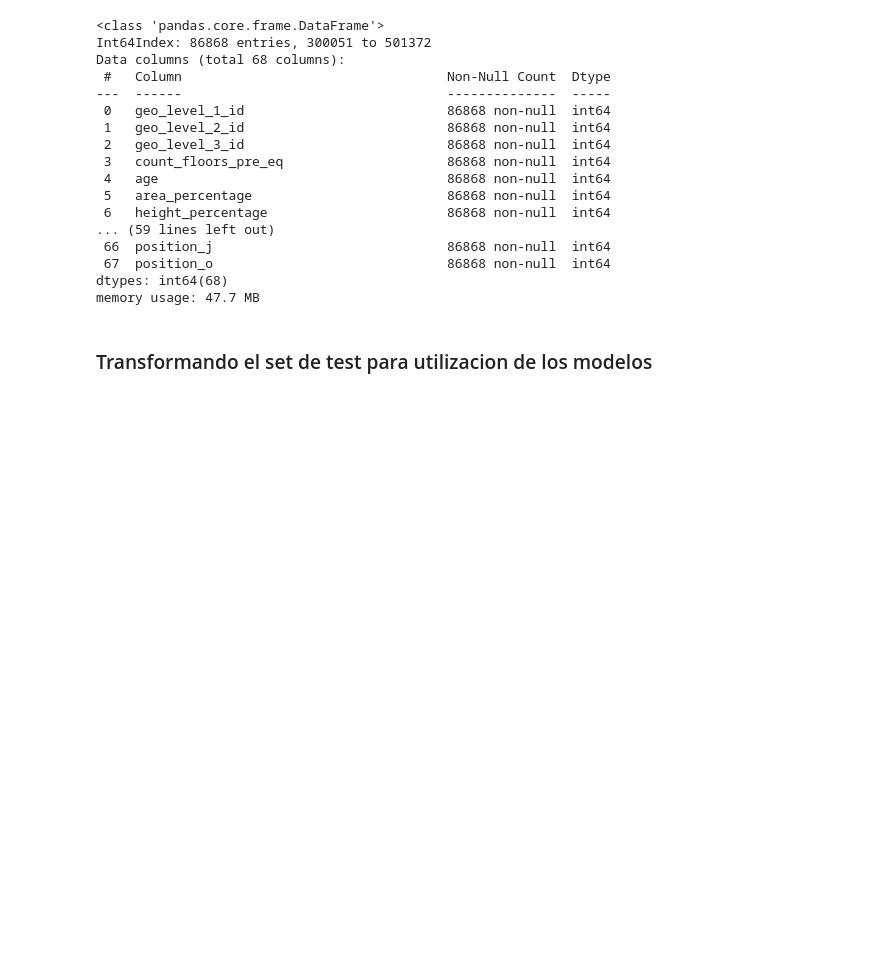
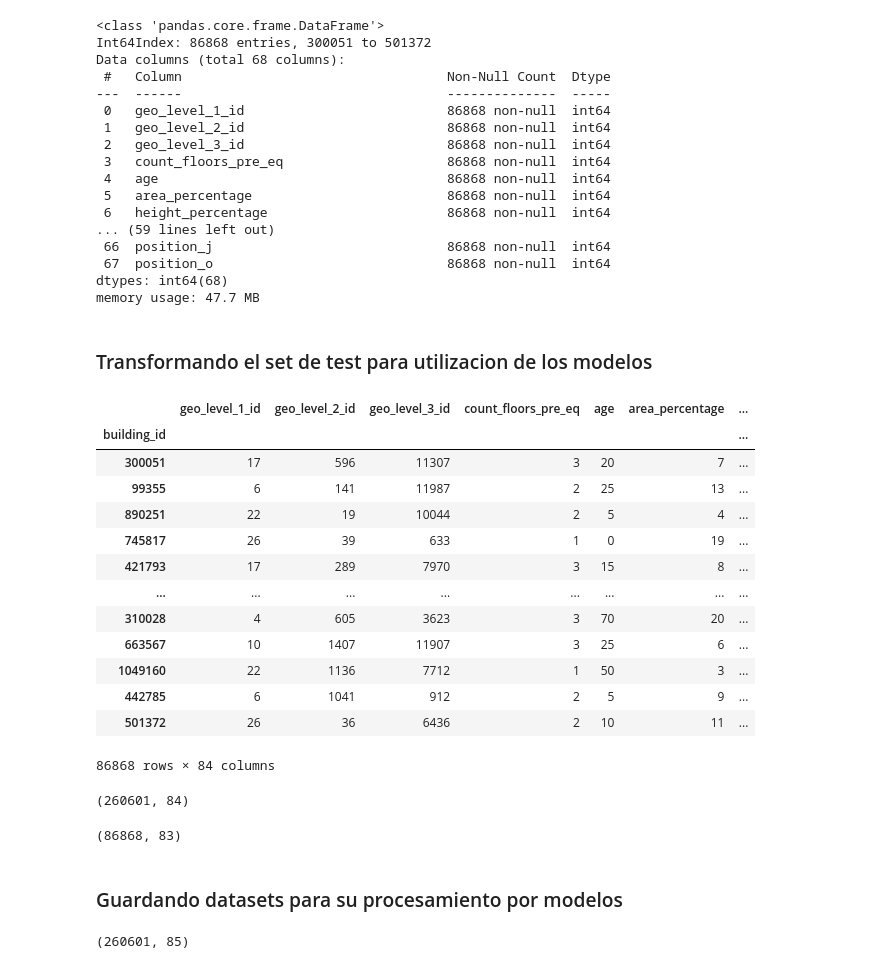
Before and after one commit to FacuMastri/richters-predictor-earthquake, a Jupyter notebook: tp2/feature-engineering.ipynb, the cells around one changed output. Drawn from its saved outputs; the diff is of its cells as text; code cells hidden in the pictures; blank space fills up the shorter version.

```diff
--- a/tp2/feature-engineering.ipynb
+++ b/tp2/feature-engineering.ipynb
@@ -396,3 +407,34 @@ dtypes: int64(68)
 memory usage: 47.7 MB
 # %% [markdown]
 ### Transformando el set de test para utilizacion de los modelos
+# %%
+calcular_anio_edificacion(df_test)
+features_basadas_en_cantidad_de_pisos(df_test)
+features_basadas_en_area_altura(df_test)
+features_basadas_en_cantidad_familias(df_test)
+features_basados_en_superestructura(df_test)
+# %% [output]
+|  | geo_level_1_id | geo_level_2_id | geo_level_3_id | count_floors_pre_eq | age | area_percentage | ... |
+| building_id |  |  |  |  |  |  | ... |
+| 300051 | 17 | 596 | 11307 | 3 | 20 | 7 | ... |
+| 99355 | 6 | 141 | 11987 | 2 | 25 | 13 | ... |
+| 890251 | 22 | 19 | 10044 | 2 | 5 | 4 | ... |
+| 745817 | 26 | 39 | 633 | 1 | 0 | 19 | ... |
+| 421793 | 17 | 289 | 7970 | 3 | 15 | 8 | ... |
+| ... | ... | ... | ... | ... | ... | ... | ... |
+| 310028 | 4 | 605 | 3623 | 3 | 70 | 20 | ... |
+| 663567 | 10 | 1407 | 11907 | 3 | 25 | 6 | ... |
+| 1049160 | 22 | 1136 | 7712 | 1 | 50 | 3 | ... |
+| 442785 | 6 | 1041 | 912 | 2 | 5 | 9 | ... |
+| 501372 | 26 | 36 | 6436 | 2 | 10 | 11 | ... |
+86868 rows × 84 columns
+# %%
+df_train.shape
+# %% [output]
+(260601, 84)
+# %%
+df_test.shape
+# %% [output]
+(86868, 83)
+# %% [markdown]
+### Guardando datasets para su procesamiento por modelos
@@ -398,0 +444,4 @@ memory usage: 47.7 MB
+# %%
+df_train.shape
+# %% [output]
+(260601, 85)
```
Also changed, not shown: parts of 10 cells of this notebook.
